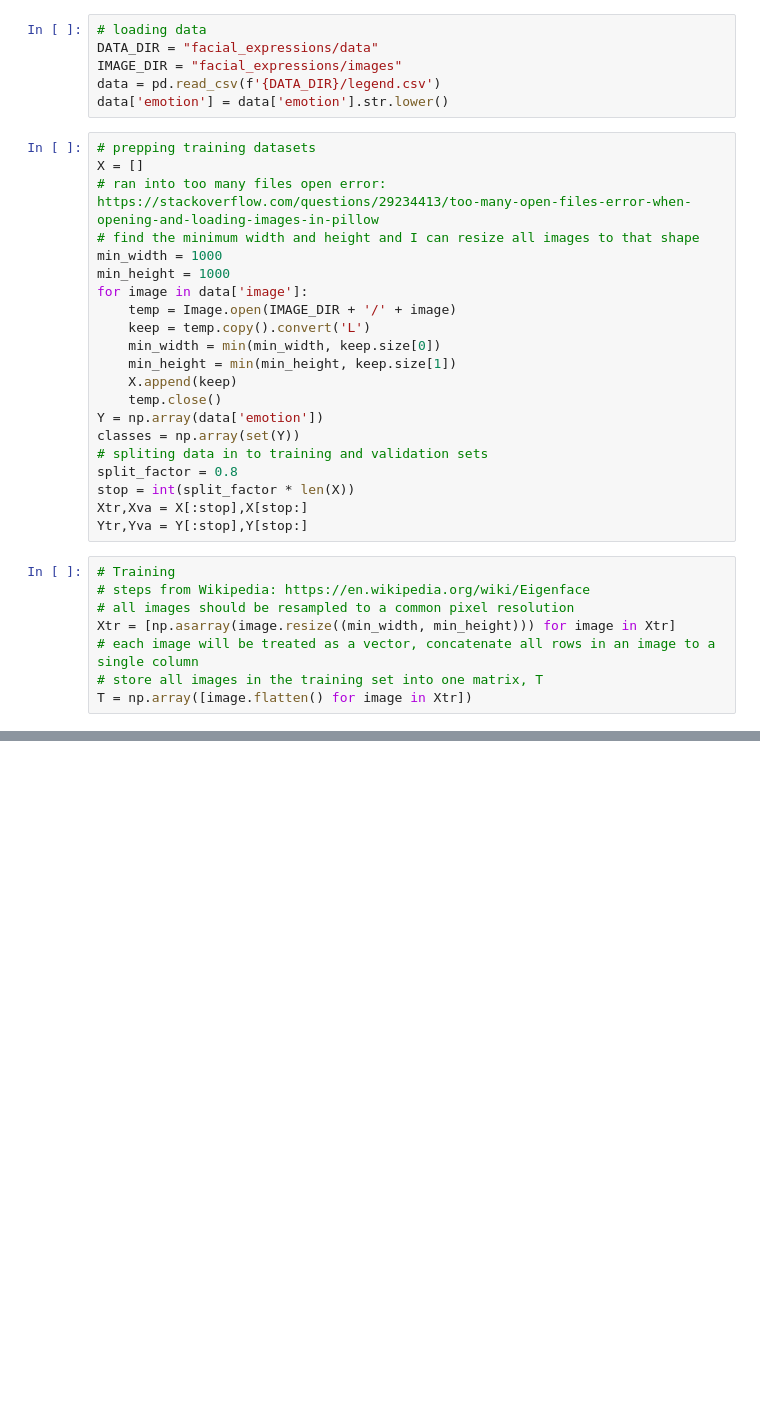
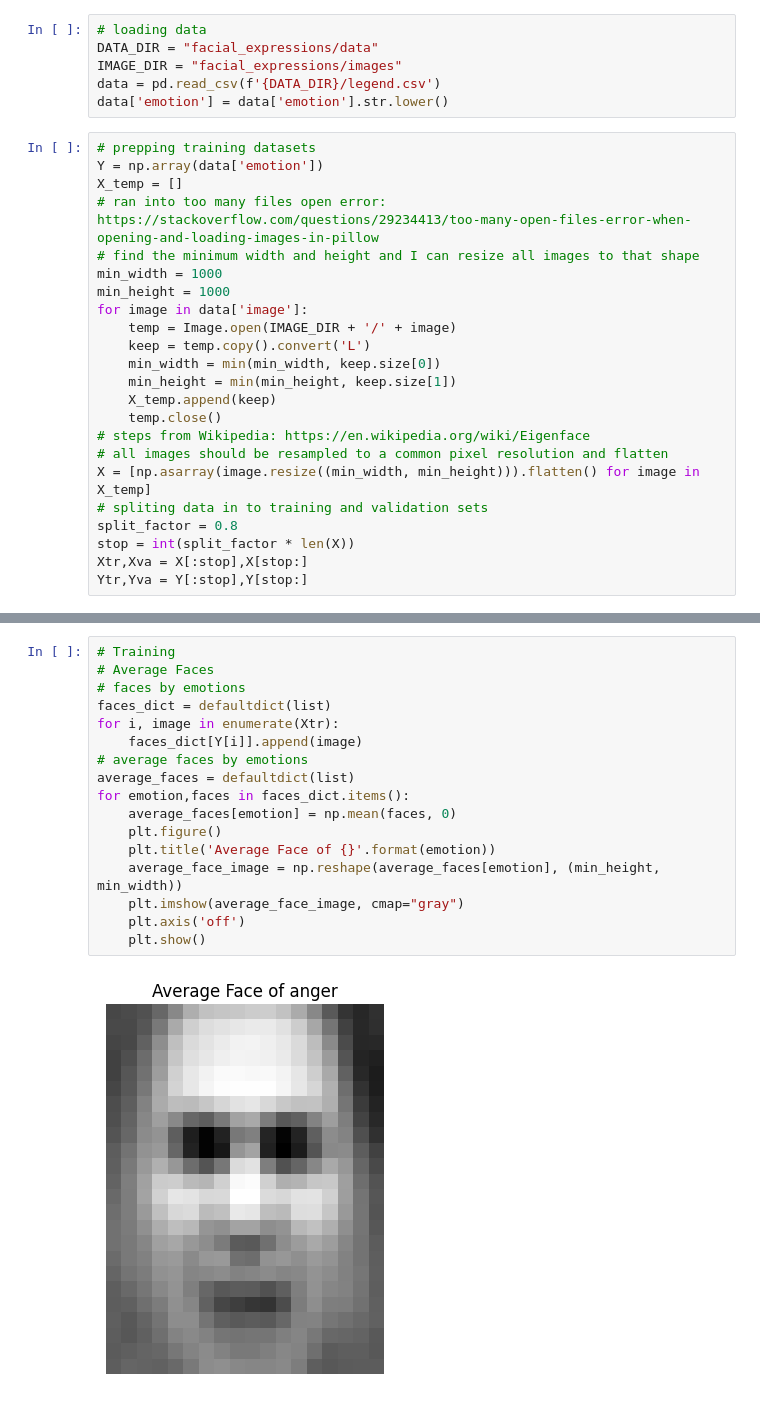
Before and after one commit to tjhu/cs273a-proj, a Jupyter notebook: eigenface.ipynb, the cells around one changed output, grey strips where cells are left out. Saved outputs shown, nothing was run; the diff lists cells and outputs as text; blank space fills up the shorter version.

```diff
--- a/eigenface.ipynb
+++ b/eigenface.ipynb
@@ -13,7 +14,8 @@ data = pd.read_csv(f'{DATA_DIR}/legend.csv')
 data['emotion'] = data['emotion'].str.lower()
 # %%
 # prepping training datasets
-X = []
+Y = np.array(data['emotion'])
+X_temp = []
 # ran into too many files open error: https://stackoverflow.com/questions/29234413/too-many-open-files-error-when-opening-and-loading-images-in-pillow
 # find the minimum width and height and I can resize all images to that shape
 min_width = 1000
@@ -23,20 +25,13 @@ for image in data['image']:
     keep = temp.copy().convert('L')
     min_width = min(min_width, keep.size[0])
     min_height = min(min_height, keep.size[1])
-    X.append(keep)
+    X_temp.append(keep)
     temp.close()
-Y = np.array(data['emotion'])
-classes = np.array(set(Y))
+# steps from Wikipedia: https://en.wikipedia.org/wiki/Eigenface
+# all images should be resampled to a common pixel resolution and flatten
+X = [np.asarray(image.resize((min_width, min_height))).flatten() for image in X_temp]
 # spliting data in to training and validation sets
 split_factor = 0.8
 stop = int(split_factor * len(X))
 Xtr,Xva = X[:stop],X[stop:]
 Ytr,Yva = Y[:stop],Y[stop:]
-# %%
-# Training
-# steps from Wikipedia: https://en.wikipedia.org/wiki/Eigenface
-# all images should be resampled to a common pixel resolution
-Xtr = [np.asarray(image.resize((min_width, min_height))) for image in Xtr]
-# each image will be treated as a vector, concatenate all rows in an image to a single column
-# store all images in the training set into one matrix, T
-T = np.array([image.flatten() for image in Xtr])
@@ -64,0 +38,19 @@ eigenvectors = eigenvectors[:,idx]
+# %%
+# Training
+# Average Faces
+# faces by emotions
+faces_dict = defaultdict(list)
+for i, image in enumerate(Xtr):
+    faces_dict[Y[i]].append(image)
+# average faces by emotions
+average_faces = defaultdict(list)
+for emotion,faces in faces_dict.items():
+    average_faces[emotion] = np.mean(faces, 0)
+    plt.figure()
+    plt.title('Average Face of {}'.format(emotion))
+    average_face_image = np.reshape(average_faces[emotion], (min_height, min_width))
+    plt.imshow(average_face_image, cmap="gray")
+    plt.axis('off')
+    plt.show()
+# %% [output]
+[figure, added]
```
Also changed, not shown: parts of 7 cells of this notebook, 2 other files.
